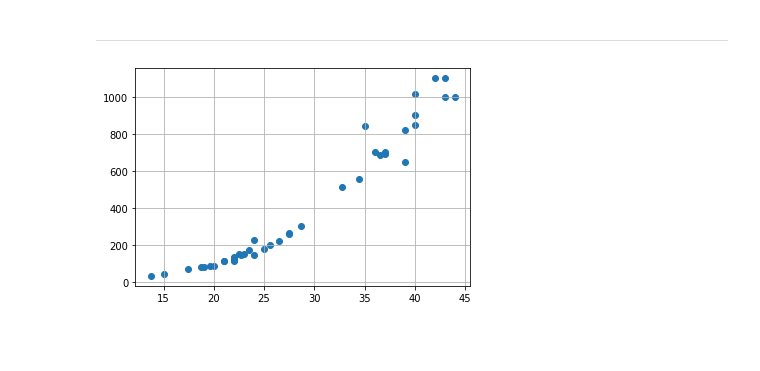
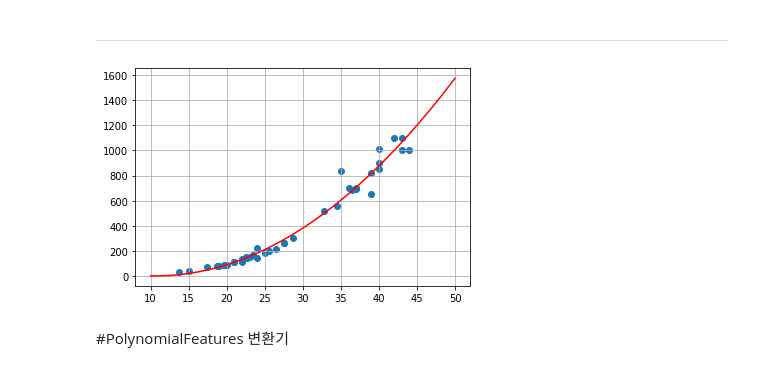
Before and after one commit to sangjin94/itwill-python, a Jupyter notebook: ml05_regression.ipynb, the cells around one changed output. Saved outputs shown, nothing was run; the diff lists cells and outputs as text; code cells hidden in the pictures; blank space fills up the shorter version.

```diff
--- a/ml05_regression.ipynb
+++ b/ml05_regression.ipynb
@@ -639,11 +641,17 @@ array([   6.5349146 ,   56.6511646 ,  290.29593158,  117.05874344,
 # %%
 # train set 시각화 - scatter plot
 plt.scatter(X_train, y_train)
 
 # 2차항이 포함된 선형 회귀 곡선 시각화 - line plot
+x_values=np.arange(10,50,0.0001).reshape((-1,1)) # 컬럼개수가 1개인 2d array
+X_poly=np.c_[x_values,x_values**2] # x와 x^2 항을 갖는 2d array
 
-
+# y_values=lin_reg2.intercept_ + X_poly@ lin_reg2.coef_
+y_values=lin_reg2.predict(X_poly)
+plt.plot(x_values,y_values,color='red')
 plt.grid()
 plt.show()
 # %% [output]
-[figure, old version]
+[figure, new version]
+# %% [markdown]
+#PolynomialFeatures 변환기
```
Also changed, not shown: parts of 16 cells of this notebook.
